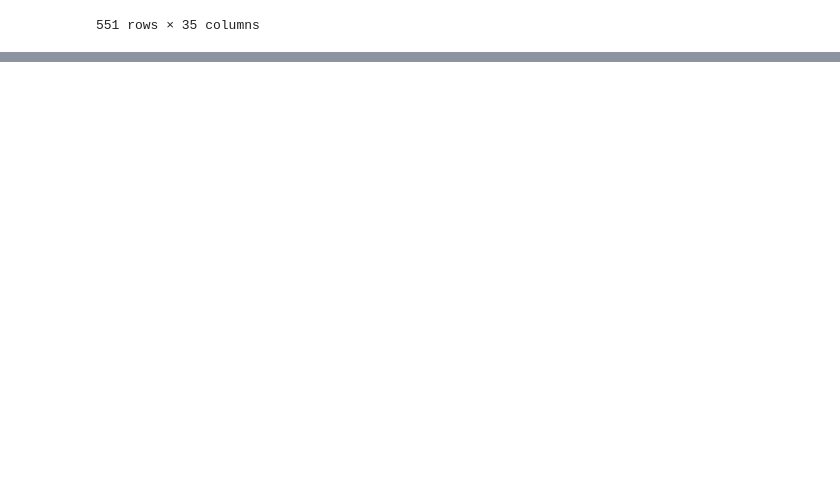
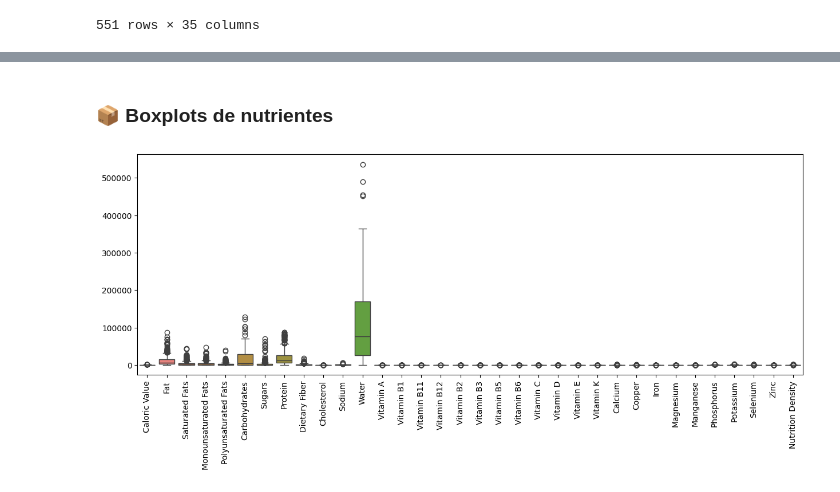
Before and after one commit to LINDAINES213/ML_EDA, a Jupyter notebook: EDA.ipynb, the cells around one changed output, grey strips where cells are left out. Cells and saved outputs as stored; diff of their text form; code cells hidden in the pictures; blank space fills up the shorter version.

```diff
--- a/EDA.ipynb
+++ b/EDA.ipynb
@@ -20,0 +87,9 @@ df
+# %%
+cols_in_grams = [
+    'Fat', 'Saturated Fats', 'Monounsaturated Fats', 'Polyunsaturated Fats',
+    'Carbohydrates', 'Sugars', 'Protein', 'Dietary Fiber', 'Sodium', 'Water'
+]
+
+# Conversión g → mg
+df[cols_in_grams] = df[cols_in_grams] * 1000
+df.head()
@@ -20,0 +155,9 @@ df
+# %% [markdown]
+### 📦 Boxplots de nutrientes
+# %%
+plt.figure(figsize=(15, 5))
+sns.boxplot(data=df.drop(columns=['food']))
+plt.xticks(rotation=90)
+plt.show()
+# %% [output]
+[figure, added]
```
Also changed, not shown: parts of 16 cells of this notebook, 1 other file.
